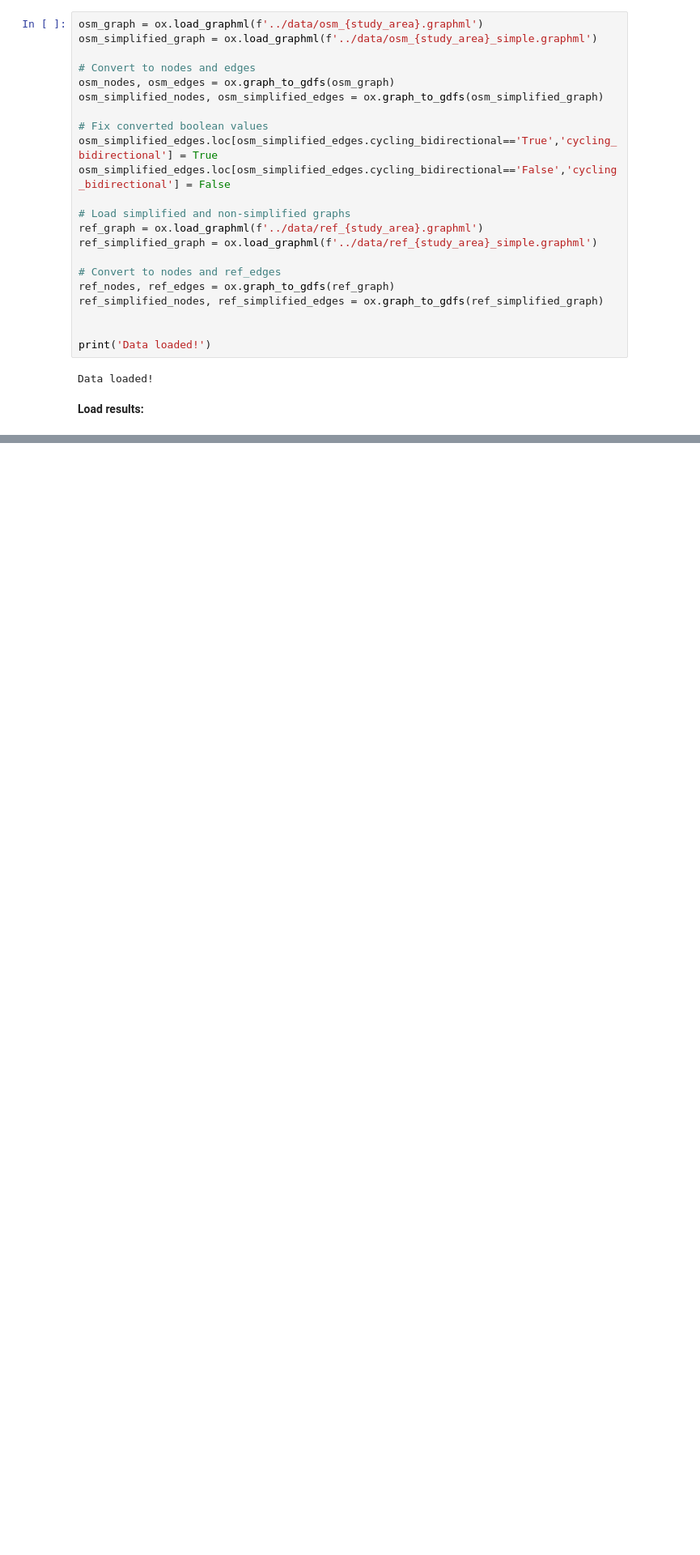
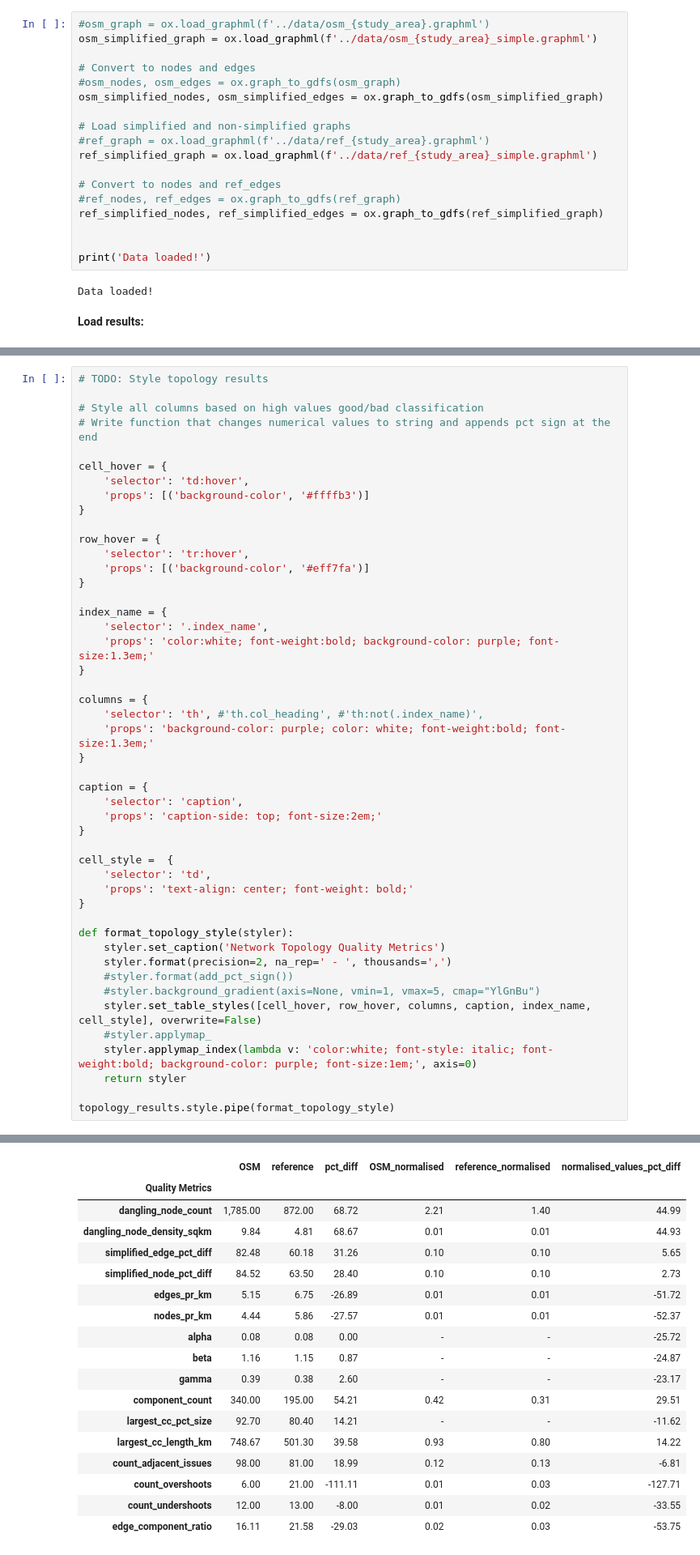
Before and after one commit to anerv/cycling_data_quality, a Jupyter notebook: scripts/summary_extrinsic_analysis.ipynb, the cells around one changed output, grey strips where cells are left out. Shown at 81% size. Saved outputs shown, nothing was run; the diff lists cells and outputs as text; blank space fills up the shorter version.

Commit message:
fixes bugs, working in summarizing results

```diff
--- a/scripts/summary_extrinsic_analysis.ipynb
+++ b/scripts/summary_extrinsic_analysis.ipynb
@@ -46,23 +33,19 @@ Settings loaded!
 # %% [markdown]
 **Load data:**
 # %%
-osm_graph = ox.load_graphml(f'../data/osm_{study_area}.graphml')
+#osm_graph = ox.load_graphml(f'../data/osm_{study_area}.graphml')
 osm_simplified_graph = ox.load_graphml(f'../data/osm_{study_area}_simple.graphml')
 
 # Convert to nodes and edges
-osm_nodes, osm_edges = ox.graph_to_gdfs(osm_graph)
+#osm_nodes, osm_edges = ox.graph_to_gdfs(osm_graph)
 osm_simplified_nodes, osm_simplified_edges = ox.graph_to_gdfs(osm_simplified_graph)
 
-# Fix converted boolean values
-osm_simplified_edges.loc[osm_simplified_edges.cycling_bidirectional=='True','cycling_bidirectional'] = True
-osm_simplified_edges.loc[osm_simplified_edges.cycling_bidirectional=='False','cycling_bidirectional'] = False
-
 # Load simplified and non-simplified graphs
-ref_graph = ox.load_graphml(f'../data/ref_{study_area}.graphml')
+#ref_graph = ox.load_graphml(f'../data/ref_{study_area}.graphml')
 ref_simplified_graph = ox.load_graphml(f'../data/ref_{study_area}_simple.graphml')
 
 # Convert to nodes and ref_edges
-ref_nodes, ref_edges = ox.graph_to_gdfs(ref_graph)
+#ref_nodes, ref_edges = ox.graph_to_gdfs(ref_graph)
 ref_simplified_nodes, ref_simplified_edges = ox.graph_to_gdfs(ref_simplified_graph)
 
 
@@ -123,0 +126,48 @@ combined_results
+# %%
+# TODO: Style topology results
+
+# Style all columns based on high values good/bad classification
+# Write function that changes numerical values to string and appends pct sign at the end
+
+cell_hover = {
+    'selector': 'td:hover',
+    'props': [('background-color', '#ffffb3')]
+}
+
+row_hover = {
+    'selector': 'tr:hover',
+    'props': [('background-color', '#eff7fa')]
+}
+
+index_name = {
+    'selector': '.index_name',
+    'props': 'color:white; font-weight:bold; background-color: purple; font-size:1.3em;'
+}
+
+columns = {
+    'selector': 'th', #'th.col_heading', #'th:not(.index_name)',
+    'props': 'background-color: purple; color: white; font-weight:bold; font-size:1.3em;'
+}
+
+caption = {
+    'selector': 'caption',
+    'props': 'caption-side: top; font-size:2em;'
+}
+
+cell_style =  {
+    'selector': 'td',
+    'props': 'text-align: center; font-weight: bold;'
+}
+
+def format_topology_style(styler):
+    styler.set_caption('Network Topology Quality Metrics')
+    styler.format(precision=2, na_rep=' - ', thousands=',')
+    #styler.format(add_pct_sign())
+    #styler.background_gradient(axis=None, vmin=1, vmax=5, cmap="YlGnBu")
+    styler.set_table_styles([cell_hover, row_hover, columns, caption, index_name, cell_style], overwrite=False)
+    #styler.applymap_
+    styler.applymap_index(lambda v: 'color:white; font-style: italic; font-weight:bold; background-color: purple; font-size:1em;', axis=0)
+    return styler
+
+topology_results.style.pipe(format_topology_style)
+# %% [output]
@@ -123,0 +175,18 @@ combined_results
+|  | OSM | reference | pct_diff | OSM_normalised | reference_normalised | normalised_values_pct_diff |
+| Quality Metrics |  |  |  |  |  |  |
+| dangling_node_count | 1,785.00 | 872.00 | 68.72 | 2.21 | 1.40 | 44.99 |
+| dangling_node_density_sqkm | 9.84 | 4.81 | 68.67 | 0.01 | 0.01 | 44.93 |
+| simplified_edge_pct_diff | 82.48 | 60.18 | 31.26 | 0.10 | 0.10 | 5.65 |
+| simplified_node_pct_diff | 84.52 | 63.50 | 28.40 | 0.10 | 0.10 | 2.73 |
+| edges_pr_km | 5.15 | 6.75 | -26.89 | 0.01 | 0.01 | -51.72 |
+| nodes_pr_km | 4.44 | 5.86 | -27.57 | 0.01 | 0.01 | -52.37 |
+| alpha | 0.08 | 0.08 | 0.00 | - | - | -25.72 |
+| beta | 1.16 | 1.15 | 0.87 | - | - | -24.87 |
+| gamma | 0.39 | 0.38 | 2.60 | - | - | -23.17 |
+| component_count | 340.00 | 195.00 | 54.21 | 0.42 | 0.31 | 29.51 |
+| largest_cc_pct_size | 92.70 | 80.40 | 14.21 | - | - | -11.62 |
+| largest_cc_length_km | 748.67 | 501.30 | 39.58 | 0.93 | 0.80 | 14.22 |
+| count_adjacent_issues | 98.00 | 81.00 | 18.99 | 0.12 | 0.13 | -6.81 |
+| count_overshoots | 6.00 | 21.00 | -111.11 | 0.01 | 0.03 | -127.71 |
+| count_undershoots | 12.00 | 13.00 | -8.00 | 0.01 | 0.02 | -33.55 |
+| edge_component_ratio | 16.11 | 21.58 | -29.03 | 0.02 | 0.03 | -53.75 |
```
Also changed, not shown: parts of 8 cells of this notebook, 3 other files.
